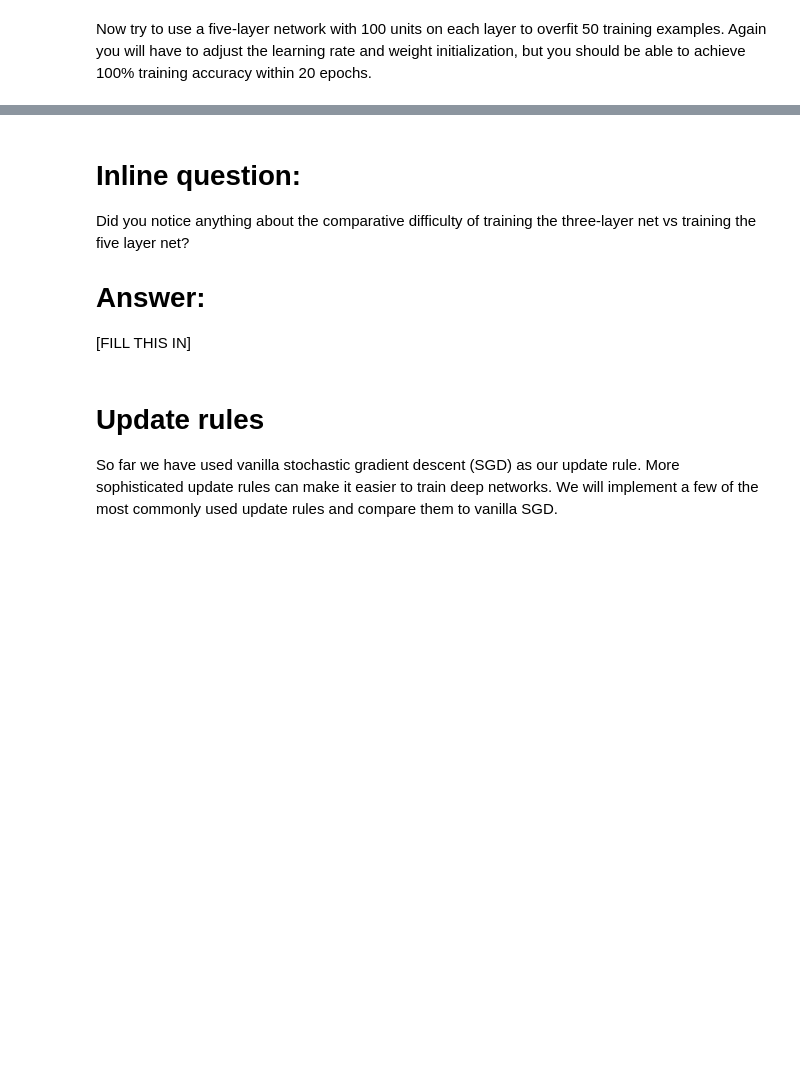
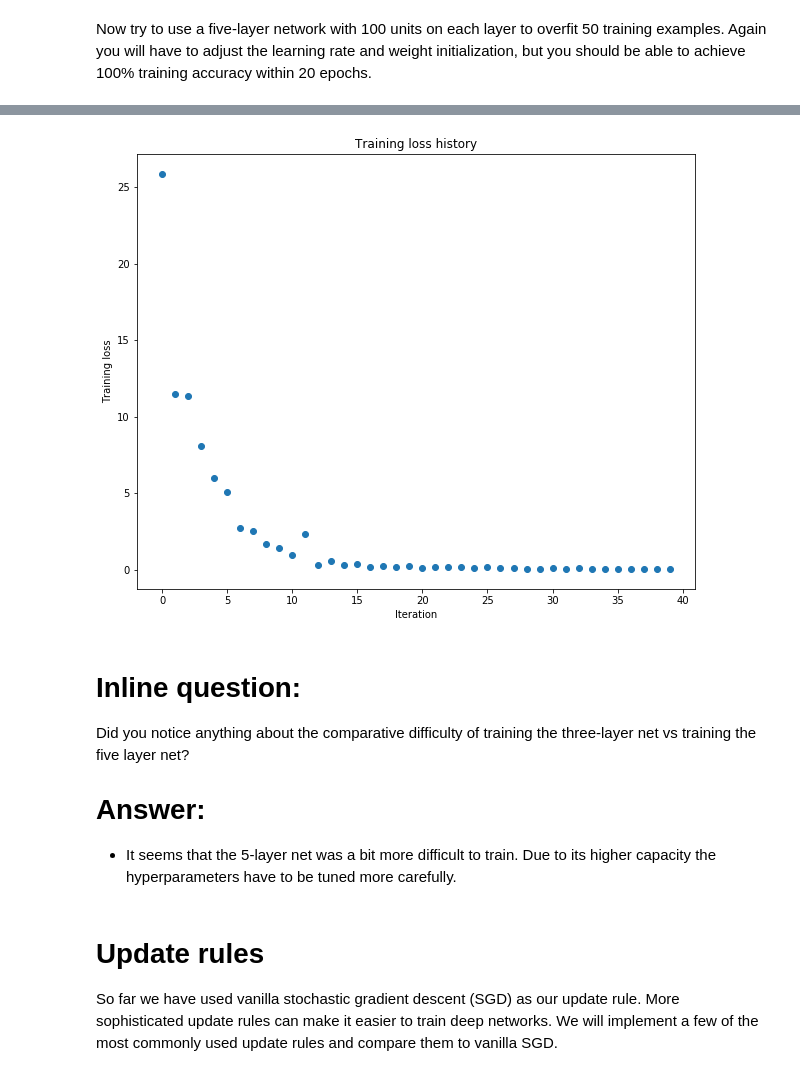
Before and after one commit to ombg/cs231n-solutions, a Jupyter notebook: FullyConnectedNets.ipynb, the cells around one changed output, grey strips where cells are left out. Drawn from its saved outputs; the diff is of its cells as text; code cells hidden in the pictures; blank space fills up the shorter version.

Commit message:
First steps with hyper parameter tuning

```diff
--- a/FullyConnectedNets.ipynb
+++ b/FullyConnectedNets.ipynb
@@ -447,8 +473,8 @@ small_data = {
   'y_val': data['y_val'],
 }
 
-learning_rate = 1e-3
-weight_scale = 1e-5
+weight_scale = 5e-2  # 6e-2
+learning_rate = 1e-3 # 1e-3
 model = FullyConnectedNet([100, 100, 100, 100],
                 weight_scale=weight_scale, dtype=np.float64)
 solver = Solver(model, small_data,
@@ -465,3 +491,4 @@ plt.title('Training loss history')
 plt.xlabel('Iteration')
 plt.ylabel('Training loss')
 plt.show()
+# %% [output]
@@ -468,9 +512,10 @@ plt.show()
+[figure, added]
 # %% [markdown]
 # Inline question:
 Did you notice anything about the comparative difficulty of training the three-layer net vs training the five layer net?
 
 # Answer:
-[FILL THIS IN]
+- It seems that the 5-layer net was a bit more difficult to train. Due to its higher capacity the hyperparameters have to be tuned more carefully.
 # %% [markdown]
 # Update rules
 So far we have used vanilla stochastic gradient descent (SGD) as our update rule. More sophisticated update rules can make it easier to train deep networks. We will implement a few of the most commonly used update rules and compare them to vanilla SGD.
```
Also changed, not shown: parts of 4 cells of this notebook.
